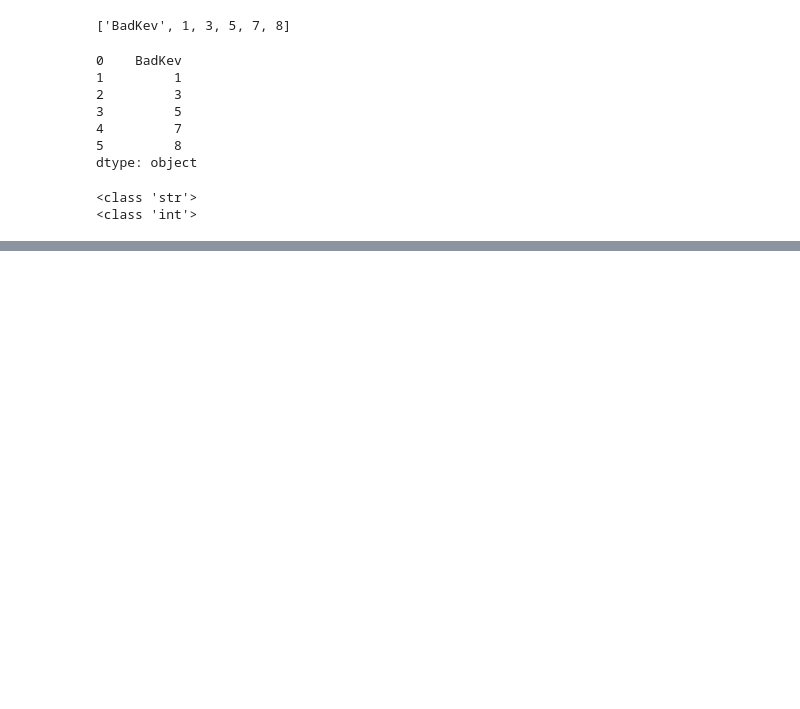
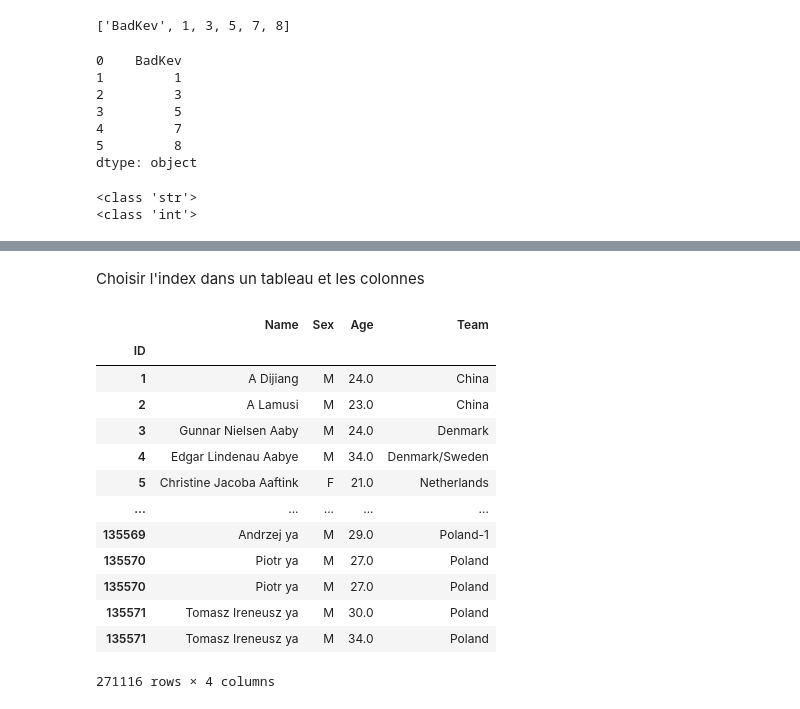
Before and after one commit to ShaD971/Python_Data_Analyst, a Jupyter notebook: Panda_Perso.ipynb, the cells around one changed output, grey strips where cells are left out. Cells and saved outputs as stored; diff of their text form; code cells hidden in the pictures; blank space fills up the shorter version.

```diff
--- a/Panda_Perso.ipynb
+++ b/Panda_Perso.ipynb
@@ -269,0 +298,20 @@ s
+# %% [markdown]
+Choisir l'index dans un tableau et les colonnes
+# %%
+ma_serie_de_poids=pd.read_csv("csv/athlete_events.csv",usecols=[0,1,6,2,3],squeeze=True,index_col=[0])#selectionne des colonnes afficher
+ma_serie_de_poids
+# %% [output]
+|  | Name | Sex | Age | Team |
+| ID |  |  |  |  |
+| 1 | A Dijiang | M | 24.0 | China |
+| 2 | A Lamusi | M | 23.0 | China |
+| 3 | Gunnar Nielsen Aaby | M | 24.0 | Denmark |
+| 4 | Edgar Lindenau Aabye | M | 34.0 | Denmark/Sweden |
+| 5 | Christine Jacoba Aaftink | F | 21.0 | Netherlands |
+| ... | ... | ... | ... | ... |
+| 135569 | Andrzej ya | M | 29.0 | Poland-1 |
+| 135570 | Piotr ya | M | 27.0 | Poland |
+| 135570 | Piotr ya | M | 27.0 | Poland |
+| 135571 | Tomasz Ireneusz ya | M | 30.0 | Poland |
+| 135571 | Tomasz Ireneusz ya | M | 34.0 | Poland |
+271116 rows × 4 columns
```
Also changed, not shown: parts of 4 cells of this notebook.
